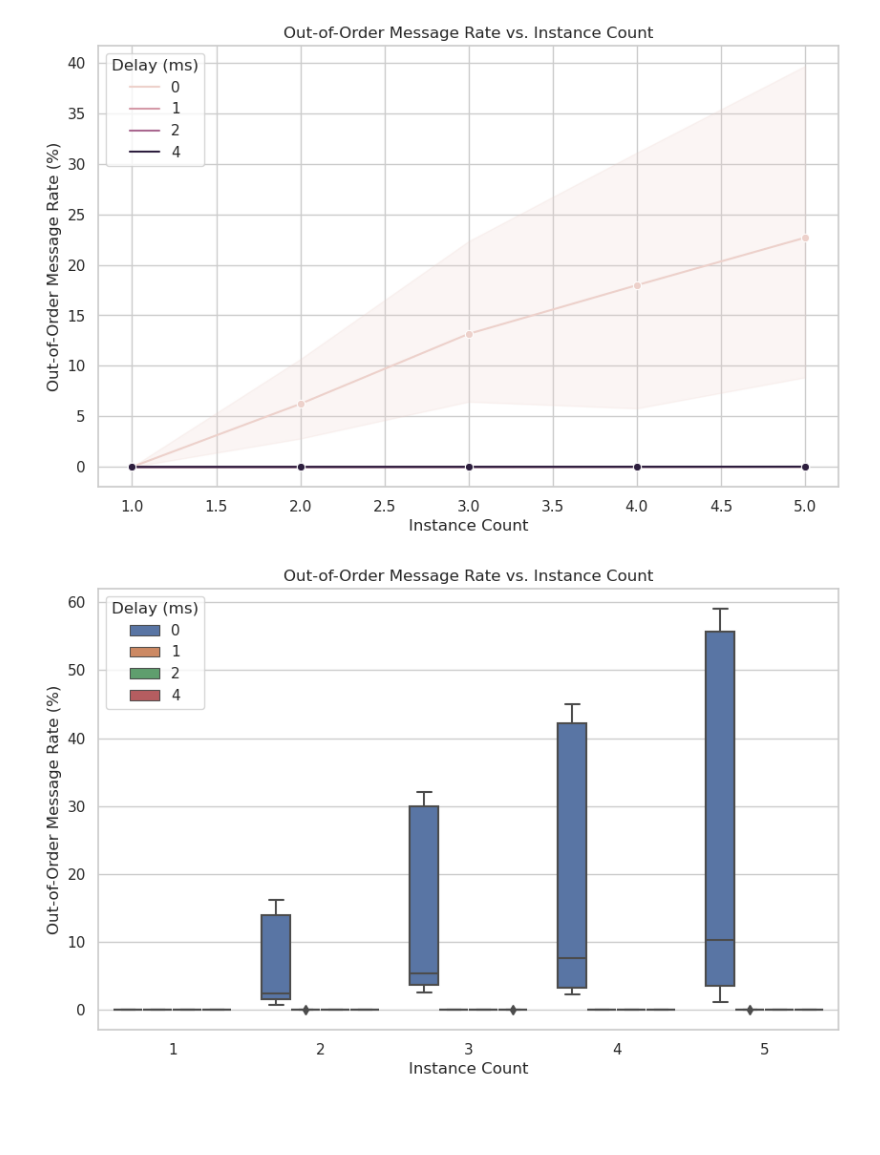
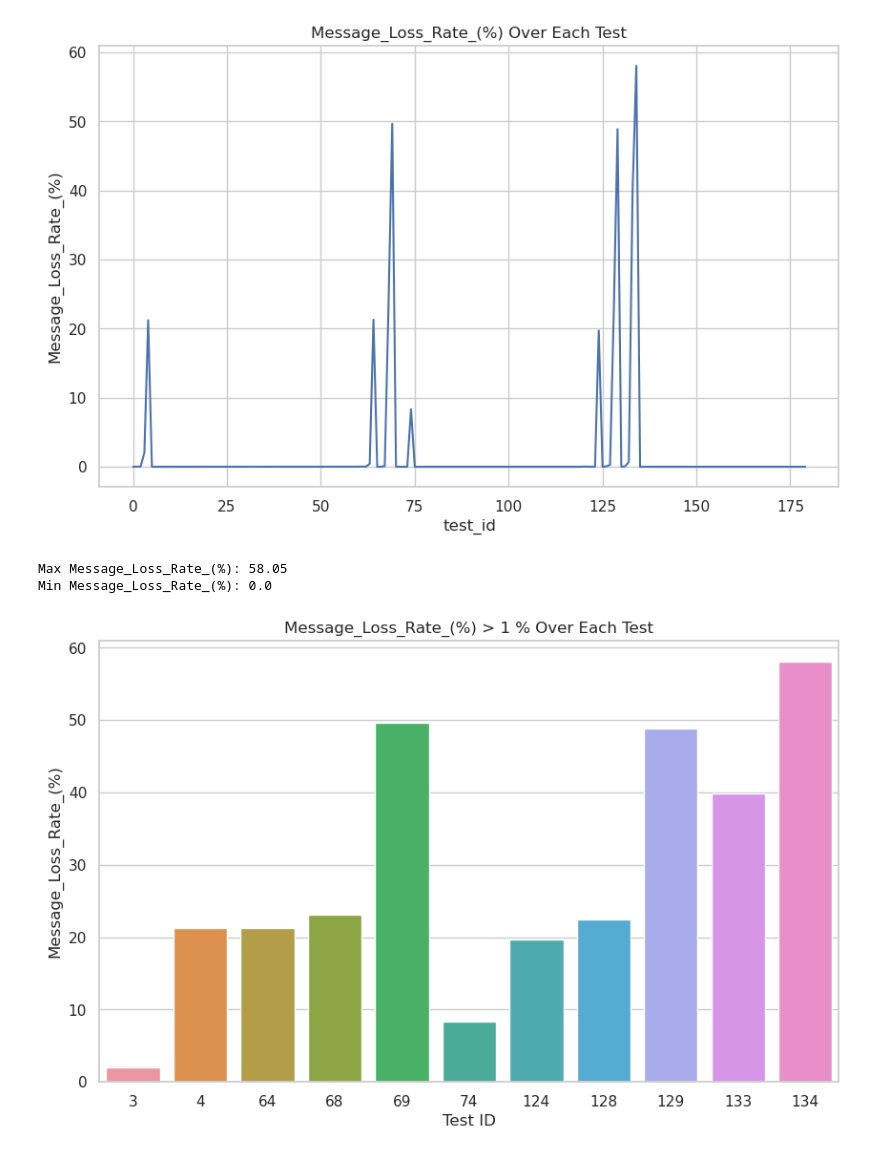
Before and after one commit to jrmhx/mqtt, a Jupyter notebook: data/analysis.ipynb, the cells around one changed output. Cells and saved outputs as stored; diff of their text form; code cells hidden in the pictures; blank space fills up the shorter version.

```diff
--- a/data/analysis.ipynb
+++ b/data/analysis.ipynb
@@ -7,9 +7,9 @@ sns.set_theme(style="whitegrid")
 # %%
 # Load the dataset
 
-data = pd.read_csv("result.csv")
-data["msg_rate_(msg/s)"] = data["Total_Messages_Received"] / 60.0
+data = pd.read_csv("result_1s.csv")
+
+# add id column
+data['test_id'] = data.index
+
 data.head()
-
-# save the data to a csv file
-data.to_csv("result_2.csv", index=False)
@@ -48,30 +160,31 @@ plt.show()
 # %%
-# Out-of-Order Message Rate vs. Instance Count
+# Plot the data
 
+print(data.columns)
 
-# Plot Out-of-Order Message Rate vs. Instance Count
+x = "test_id"
+y = "Message_Loss_Rate_(%)"
+# y = "Out_of_Order_Message_Rate_(%)"
+
 plt.figure(figsize=(10, 6))
-sns.lineplot(data=data, x='Instance_Count', y='Out_of_Order_Message_Rate_(%)', hue='Delay_(ms)', marker='o')
-
-# Adding title and labels
-plt.title('Out-of-Order Message Rate vs. Instance Count')
-plt.xlabel('Instance Count')
-plt.ylabel('Out-of-Order Message Rate (%)')
-plt.legend(title='Delay (ms)', loc='upper left')
-
-# Show the plot
+sns.lineplot(x=x, y=y, data=data)
+plt.title(f"{y} Over Each Test")
+plt.xlabel(x)
+plt.ylabel(y)
 plt.show()
 
-# Plot Out-of-Order Message Rate vs. Instance Count
+print(f"Max {y}:", data[y].max())
+print(f"Min {y}:", data[y].min())
+
+# select only the rows with Message_Loss_Rate_(%) > threshold
+threshold = 1
+data_loss = data[data[y] > threshold]
+
+# Plot the data
 plt.figure(figsize=(10, 6))
-sns.boxplot(data=data, x='Instance_Count', y='Out_of_Order_Message_Rate_(%)', hue='Delay_(ms)')
-
-# Adding title and labels
-plt.title('Out-of-Order Message Rate vs. Instance Count')
-plt.xlabel('Instance Count')
-plt.ylabel('Out-of-Order Message Rate (%)')
-plt.legend(title='Delay (ms)', loc='upper left')
-
-# Show the plot
+barplot = sns.barplot(x=x, y=y, data=data_loss)
+plt.title(f"{y} > {threshold} % Over Each Test")
+plt.xlabel("Test ID")
+plt.ylabel(y)
 plt.show()
 # %% [output]
@@ -78,3 +197,5 @@ plt.show()
-[figure, old version]
+[figure, new version]
+Max Message_Loss_Rate_(%): 58.05
+Min Message_Loss_Rate_(%): 0.0
-[figure, old version]
+[figure, new version]
 # %%
```
Also changed, not shown: parts of 11 cells of this notebook, 5 other files.
